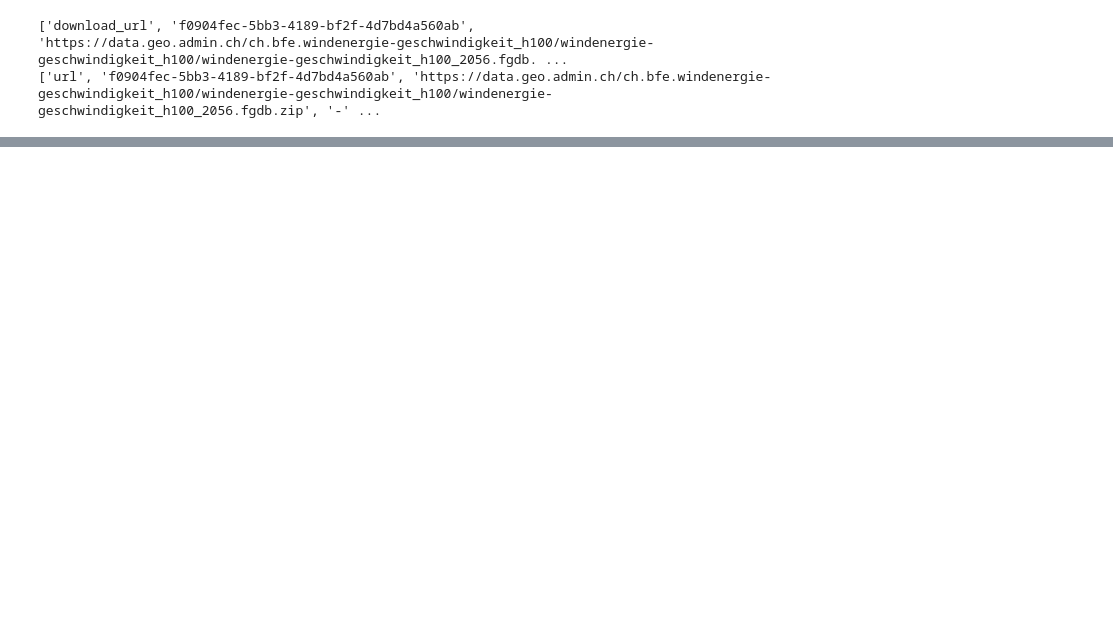
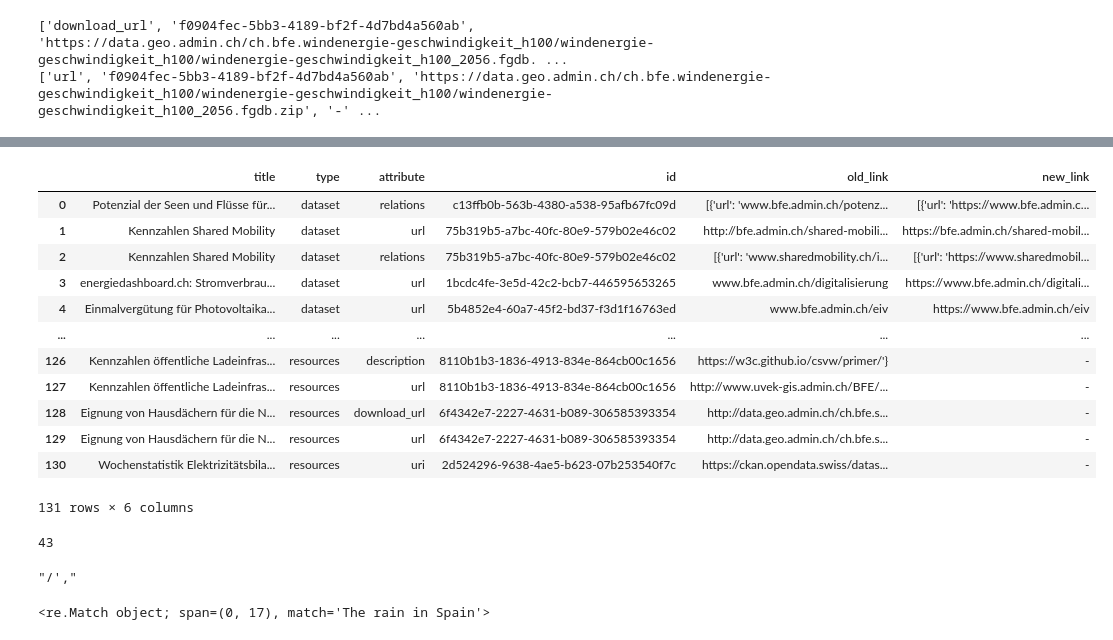
Before and after one commit to aresssera/opendataSwiss, a Jupyter notebook: opendata_swiss.ipynb, the cells around one changed output, grey strips where cells are left out. Saved outputs shown, nothing was run; the diff lists cells and outputs as text; code cells hidden in the pictures; blank space fills up the shorter version.

```diff
--- a/opendata_swiss.ipynb
+++ b/opendata_swiss.ipynb
@@ -483,0 +461,20 @@ requests.get('https://www.bfe.admin.ch/waerme-und-kaelteangebot')
+# %%
+df1 = pd.read_csv('urlAndRelations.csv')
+df2 = f.copy()
+# %%
+df = pd.concat([df1, df2], ignore_index=True)
+df
+# %% [output]
+|  | title | type | attribute | id | old_link | new_link |
+| 0 | Potenzial der Seen und Flüsse für... | dataset | relations | c13ffb0b-563b-4380-a538-95afb67fc09d | [{'url': 'www.bfe.admin.ch/potenz... | [{'url': 'https://www.bfe.admin.c... |
+| 1 | Kennzahlen Shared Mobility | dataset | url | 75b319b5-a7bc-40fc-80e9-579b02e46c02 | http://bfe.admin.ch/shared-mobili... | https://bfe.admin.ch/shared-mobil... |
+| 2 | Kennzahlen Shared Mobility | dataset | relations | 75b319b5-a7bc-40fc-80e9-579b02e46c02 | [{'url': 'www.sharedmobility.ch/i... | [{'url': 'https://www.sharedmobil... |
+| 3 | energiedashboard.ch: Stromverbrau... | dataset | url | 1bcdc4fe-3e5d-42c2-bcb7-446595653265 | www.bfe.admin.ch/digitalisierung | https://www.bfe.admin.ch/digitali... |
+| 4 | Einmalvergütung für Photovoltaika... | dataset | url | 5b4852e4-60a7-45f2-bd37-f3d1f16763ed | www.bfe.admin.ch/eiv | https://www.bfe.admin.ch/eiv |
+| ... | ... | ... | ... | ... | ... | ... |
+| 126 | Kennzahlen öffentliche Ladeinfras... | resources | description | 8110b1b3-1836-4913-834e-864cb00c1656 | https://w3c.github.io/csvw/primer/'} | - |
+| 127 | Kennzahlen öffentliche Ladeinfras... | resources | url | 8110b1b3-1836-4913-834e-864cb00c1656 | http://www.uvek-gis.admin.ch/BFE/... | - |
+| 128 | Eignung von Hausdächern für die N... | resources | download_url | 6f4342e7-2227-4631-b089-306585393354 | http://data.geo.admin.ch/ch.bfe.s... | - |
+| 129 | Eignung von Hausdächern für die N... | resources | url | 6f4342e7-2227-4631-b089-306585393354 | http://data.geo.admin.ch/ch.bfe.s... | - |
+| 130 | Wochenstatistik Elektrizitätsbila... | resources | uri | 2d524296-9638-4ae5-b623-07b253540f7c | https://ckan.opendata.swiss/datas... | - |
+131 rows × 6 columns
@@ -483,0 +485,18 @@ requests.get('https://www.bfe.admin.ch/waerme-und-kaelteangebot')
+# %%
+notWorking = df[df.new_link == '-'].copy()
+len(notWorking)
+# %% [output]
+43
+# %%
+s = 'https://w3c.github.io/csvw/primer/\','
+s[-3:]
+# %% [output]
+"/',"
+# %%
+import re
+
+txt = "The rain in Spain"
+x = re.search("^The.*Spain$", txt)
+x
+# %% [output]
+<re.Match object; span=(0, 17), match='The rain in Spain'>
```
Also changed, not shown: parts of 12 cells of this notebook.
